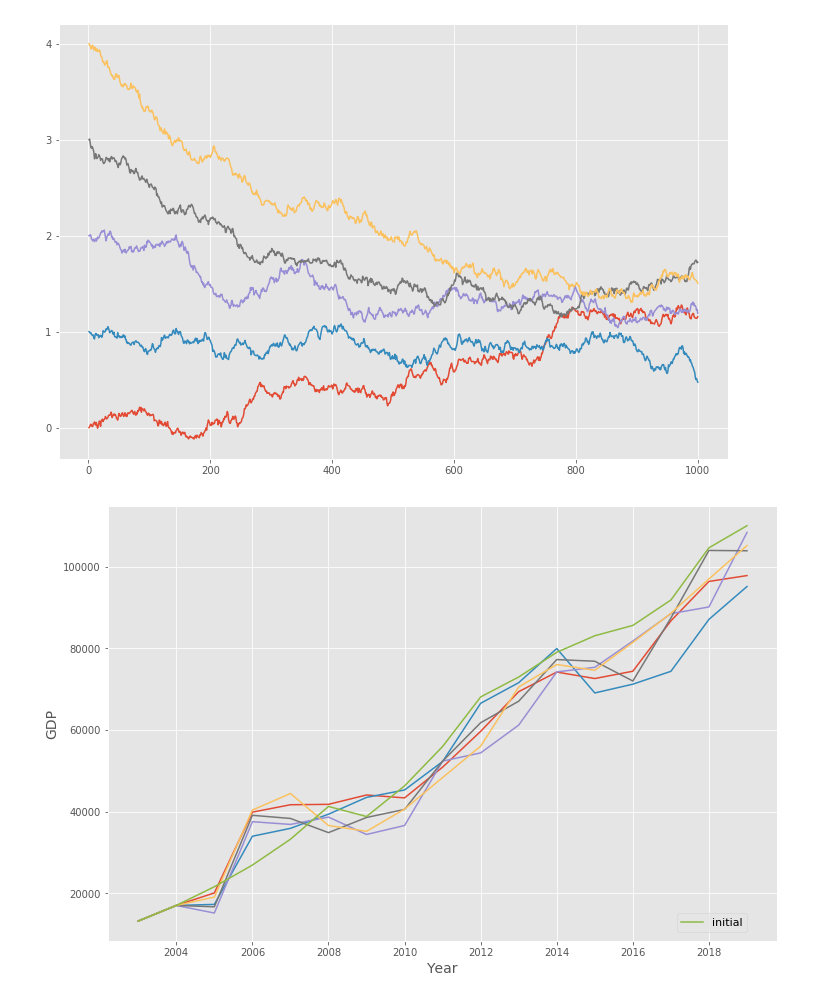
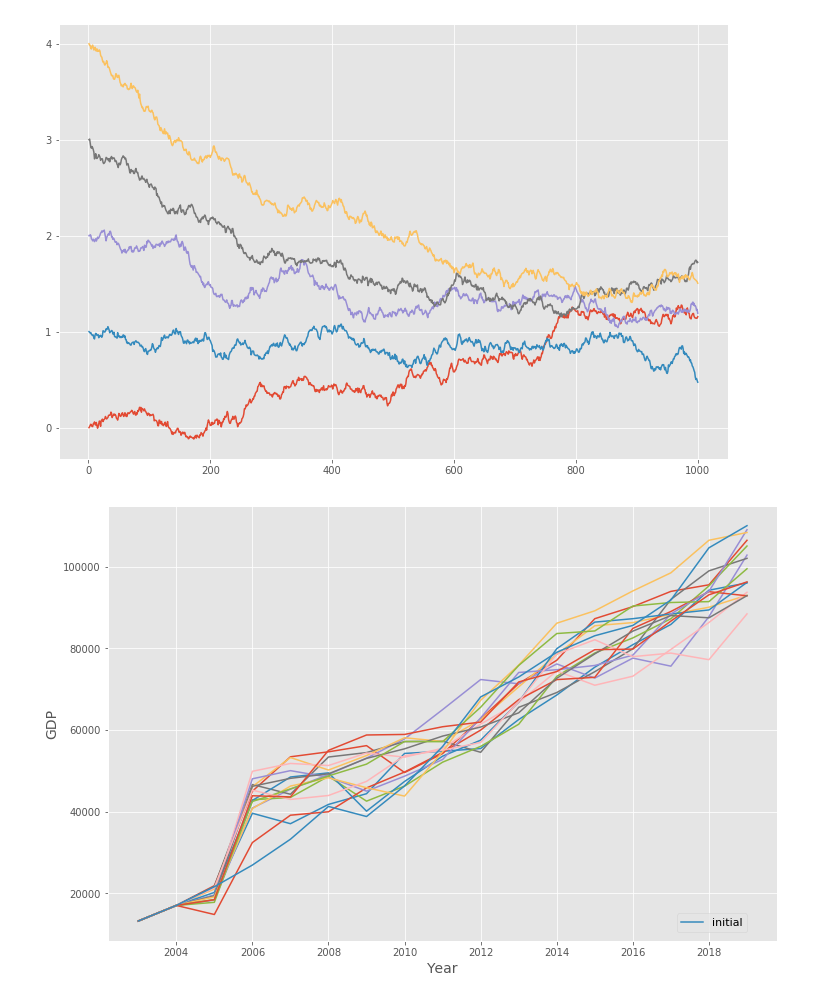
Before and after one commit to kirillzx/Math-projects, a Jupyter notebook: Mathematical_modeling/Samuelson-Hicks model.ipynb, the cells around one changed output. Saved outputs shown, nothing was run; the diff lists cells and outputs as text; code cells hidden in the pictures.

```diff
--- a/Mathematical_modeling/Samuelson-Hicks model.ipynb
+++ b/Mathematical_modeling/Samuelson-Hicks model.ipynb
@@ -354,0 +361,2 @@ plt.show()
+# %%
+df1 = pd.read_excel('Data_GDP_2019-2020.xlsx')
@@ -354,0 +394,30 @@ plt.show()
+# %%
+plt.subplots(figsize=(12,8))
+
+plt.plot(list(df1["Year"]), list(df1["GDP"]))
+plt.xlabel('Year', fontsize=14)
+plt.ylabel('GDP',  fontsize=14)
+
+n = 6
+r = 0.9
+c = 0.75
+
+ia2020 = [4829.7, 4900,4800,4998,2889.3,4027.3]
+
+ca2020 = [1758.5, 1888.2, 1959.5, 2294.8, 1891.3, 1705.5]
+
+time = np.arange(0, n)
+for i in range(5):
+    r = 0.7/(i+1)
+    arrayY = [24944.8, 26410.2]
+    for t in range(2, n):
+            y = ca2020[t] + c*arrayY[t-1] + r*(arrayY[t-1]-arrayY[t-2]) + ia2020[t]
+            arrayY.append(y)
+    plt.plot(df1[:]['Year'], arrayY, label = f'r = {round(r,2)}')
+
+plt.plot(df1[:]['Year'], list(df1[:]["GDP"]), label = 'initial')
+plt.xlabel('Year', fontsize=14)
+plt.ylabel('GDP',  fontsize=14)
+plt.xticks([1, 1.75], ['2019', '2020'])
+plt.legend(loc=(0.85,0.02), fontsize=11)
+plt.show()
@@ -382,40 +453,38 @@ plt.show()
 # %% [output]
 [figure]
 # %%
-sigma = 20
+sigma = 2000
 alpha = 0
 beta = 0.1
 x0 = 0
 
 n = 17
 r = 0.25
-c = 0.5
+c = 0.65
 
 ia = [407,670.5,1165.3,1504.7,1762.3,2186.3,2865.1,3611.1,24730.2,6716.2,8781.6,7976.1,9152.1,11035.6,\
         12586.1,13450.2,13902.6,13897.1,14748.9,16027.3,17782.1,19318.8]
 ia = ia[5:]
 ca = [2757.5,3350.0,4239.2,5083.4,6540.7,8216.8,8687.1,10121.5,11285.5,12623.9,\
           13706.7,14629.6,14712.7,16085.7,16770.3,18488.9,19657.6]
 
 plt.subplots(figsize=(12, 8))
 
-for _ in range(5):
+for _ in range(15):
     arrayY = [13208.2, 17027.2]
     r = 0.25
     for t in range(2, n):
-        if t > 7:
-            r = inv[t-7]/(arrayY[t-1]-arrayY[t-2])
         rand_v = sts.norm(0, 1)
         d = alpha + (x0-alpha)*np.exp(-beta*t)+sigma*np.sqrt(1-np.exp(-2*beta*t))*rand_v.rvs()/np.sqrt(2*beta)
-        y = ca[t] + c*arrayY[t-1] + r*(arrayY[t-1]-arrayY[t-2]) + ia[t] + d*100
+        y = ca[t] + c*arrayY[t-1] + r*(arrayY[t-1]-arrayY[t-2]) + ia[t] + d
         arrayY.append(y)
     plt.plot(df[5:]['Year'], arrayY)
 
 plt.plot(df[5:]['Year'], list(df[5:]["GDP"]), label = 'initial')
 plt.xlabel('Year', fontsize=14)
 plt.ylabel('GDP',  fontsize=14)
 
 plt.legend(loc=(0.85,0.02), fontsize=11)
 plt.show()
 # %% [output]
-[figure, old version]
+[figure, new version]
```
Also changed, not shown: parts of 6 cells of this notebook.
